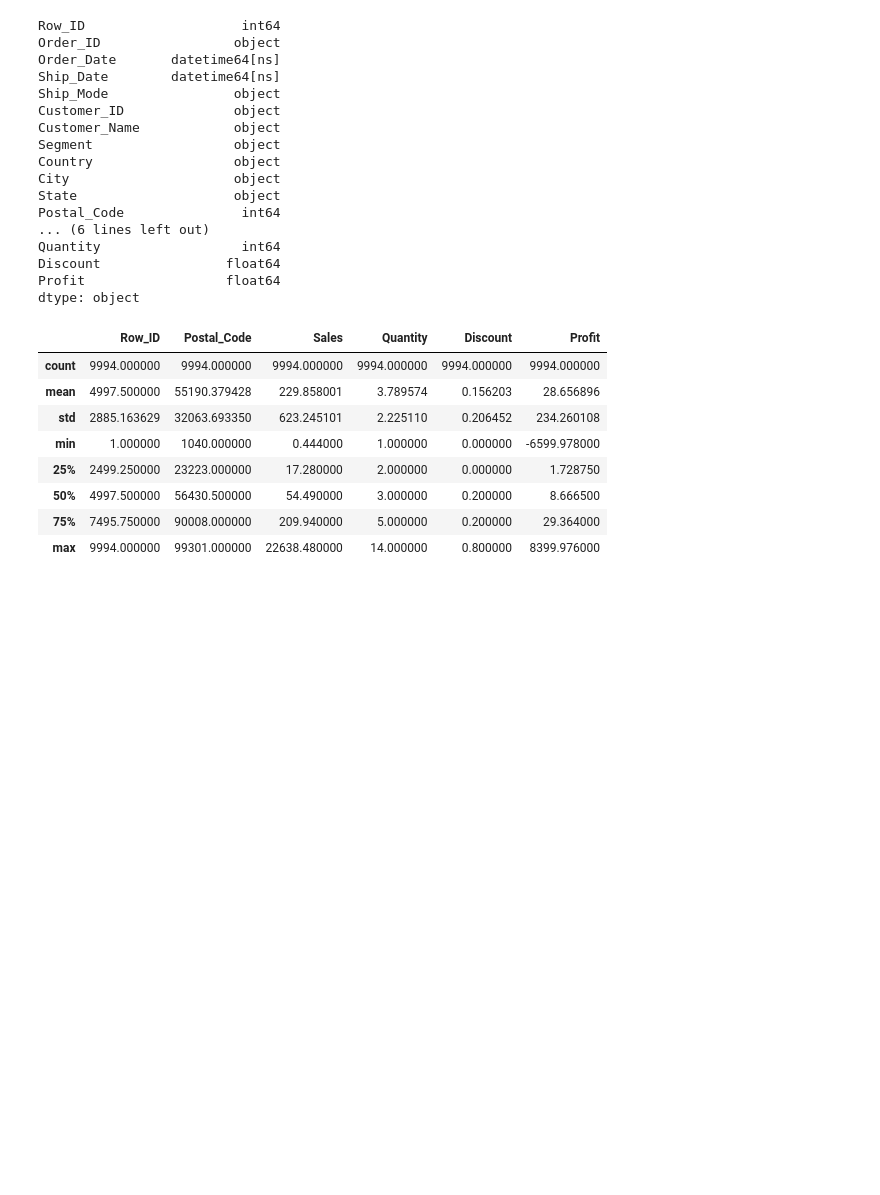
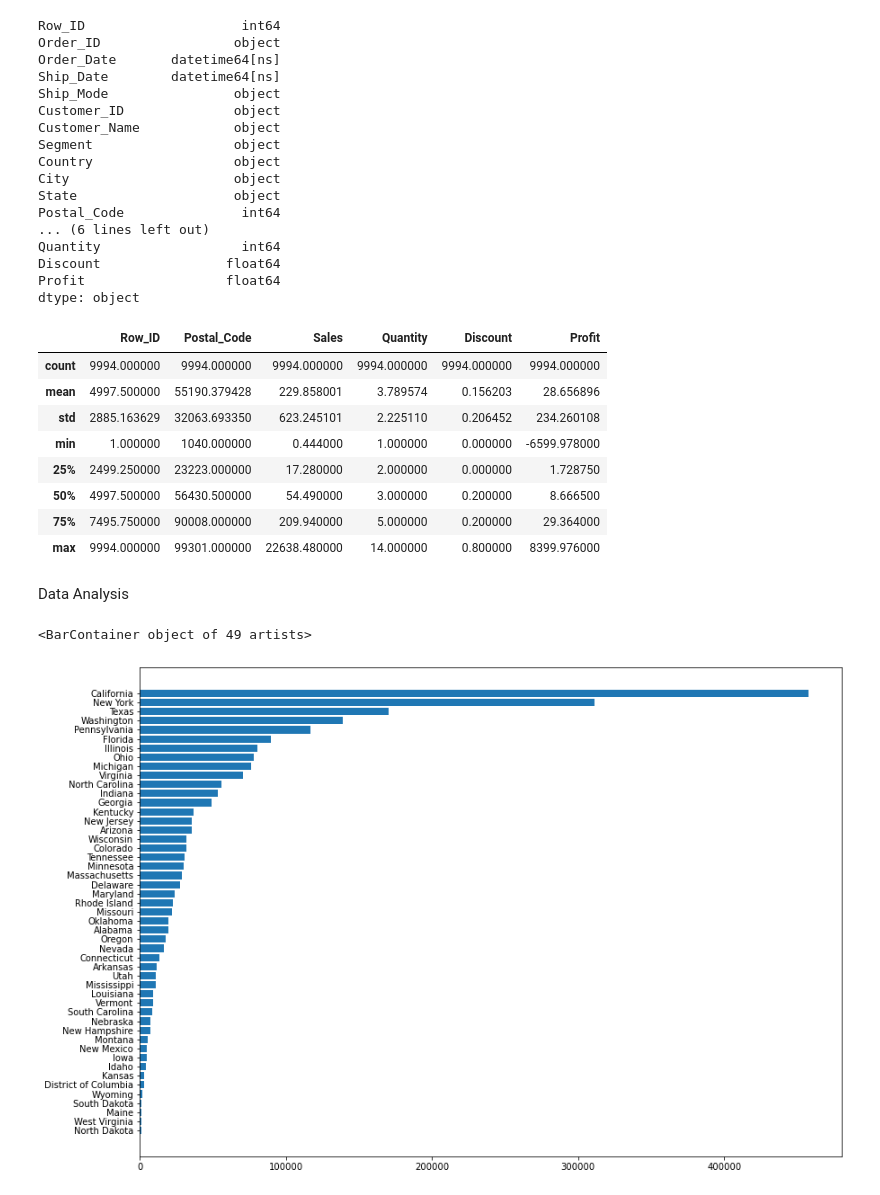
Before and after one commit to carrotdip/SuperStore, a Jupyter notebook: SuperStore_Analysis.ipynb, the cells around one changed output. Saved outputs shown, nothing was run; the diff lists cells and outputs as text; code cells hidden in the pictures; blank space fills up the shorter version.

```diff
--- a/SuperStore_Analysis.ipynb
+++ b/SuperStore_Analysis.ipynb
@@ -130,3 +132,13 @@ superstore_df.describe()
 | 50% | 4997.500000 | 56430.500000 | 54.490000 | 3.000000 | 0.200000 | 8.666500 |
 | 75% | 7495.750000 | 90008.000000 | 209.940000 | 5.000000 | 0.200000 | 29.364000 |
 | max | 9994.000000 | 99301.000000 | 22638.480000 | 14.000000 | 0.800000 | 8399.976000 |
+# %% [markdown]
+Data Analysis
+# %%
+# Get Sales by State
+sales_by_state = superstore_df.groupby(['State']).sum()[['Sales']].reset_index().sort_values(by='Sales',ascending=True)
+plt.figure(figsize=[14,10])
+plt.barh(y=sales_by_state['State'],width=sales_by_state['Sales'])
+# %% [output]
+<BarContainer object of 49 artists>
+[figure, added]
```
Also changed, not shown: parts of 7 cells of this notebook, 1 other file.
